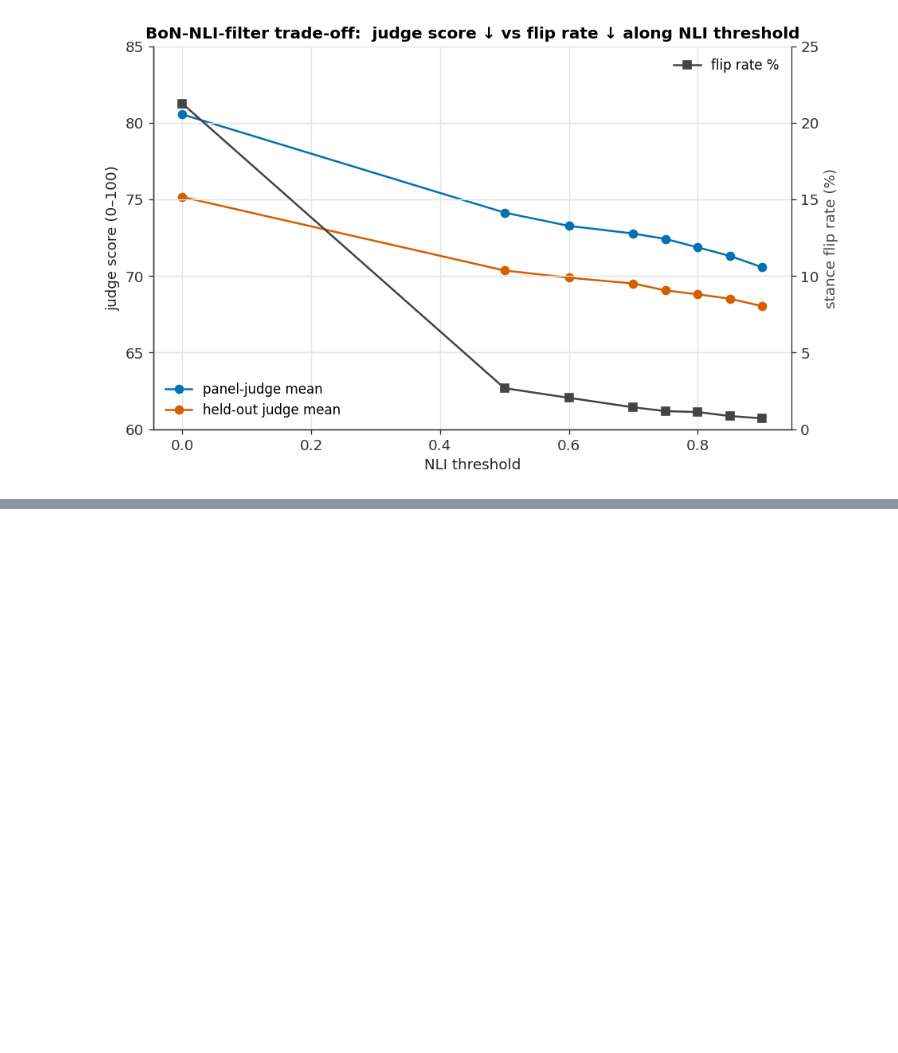
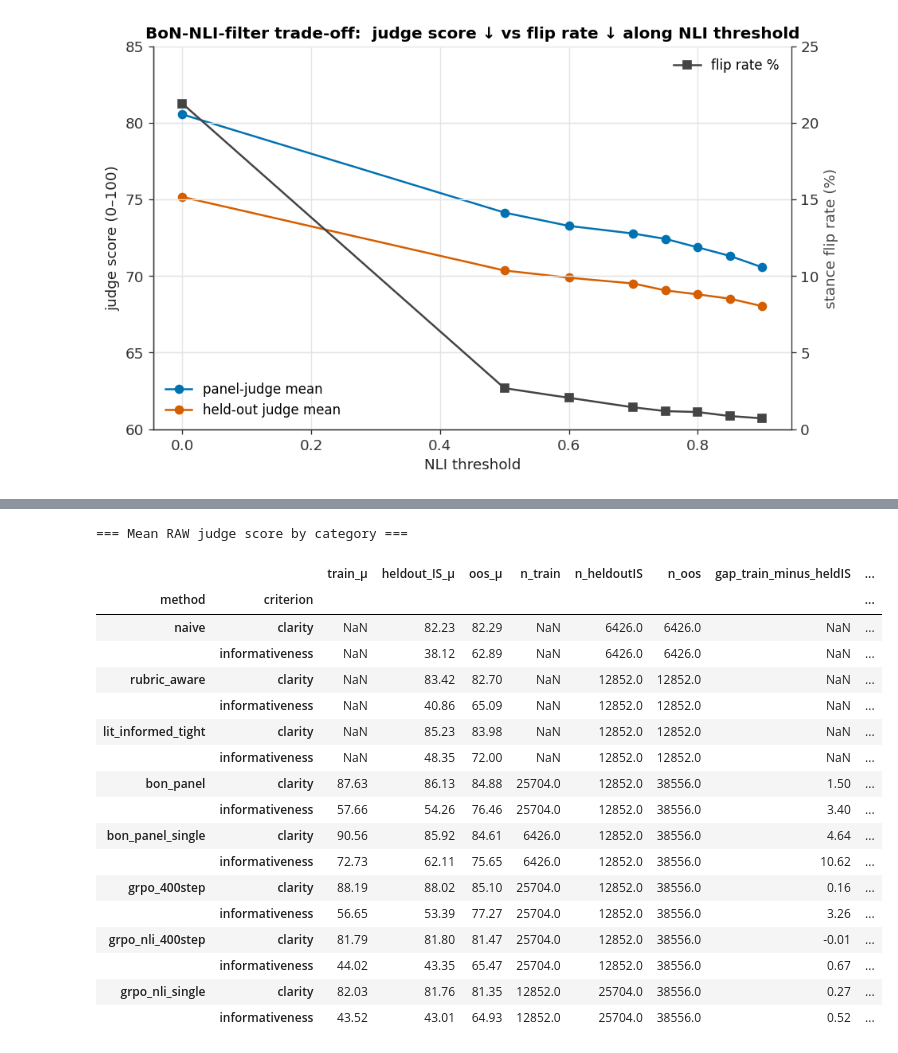
Before and after one commit to daxmavy/attack-llm-judge, a Jupyter notebook: analysis/analysis.ipynb, the cells around one changed output, grey strips where cells are left out. Cells and saved outputs as stored; diff of their text form; code cells hidden in the pictures; blank space fills up the shorter version.

```diff
--- a/analysis/analysis.ipynb
+++ b/analysis/analysis.ipynb
@@ -2173,0 +2429,42 @@ plt.show()
+# %%
+# Raw-score table.
+S8_3CAT_ORDER = ['naive','rubric_aware','lit_informed_tight',
+                 'bon_panel','bon_panel_single',
+                 'grpo_400step','grpo_nli_400step','grpo_nli_single']
+
+_agg = (s8_3cat_combined.dropna(subset=['category'])
+        .groupby(['method','rew_criterion','category'])
+        .agg(score=('score','mean'), n=('score','size')).unstack('category'))
+_agg = _agg.reindex(pd.MultiIndex.from_product([S8_3CAT_ORDER,['clarity','informativeness']],
+                                               names=['method','criterion']))
+_score = _agg['score'].reindex(columns=['training','heldout_IS','oos'])
+_n     = _agg['n'].reindex(columns=['training','heldout_IS','oos']).astype(float)
+_score.columns = ['train_μ','heldout_IS_μ','oos_μ']
+_n.columns     = ['n_train','n_heldoutIS','n_oos']
+s8_3cat_raw = pd.concat([_score, _n], axis=1)
+s8_3cat_raw['gap_train_minus_heldIS'] = s8_3cat_raw['train_μ']      - s8_3cat_raw['heldout_IS_μ']
+s8_3cat_raw['gap_heldIS_minus_oos']   = s8_3cat_raw['heldout_IS_μ'] - s8_3cat_raw['oos_μ']
+s8_3cat_raw['gap_train_minus_oos']    = s8_3cat_raw['train_μ']      - s8_3cat_raw['oos_μ']
+
+print('=== Mean RAW judge score by category ===')
+display(s8_3cat_raw.round(2))
+# %% [output]
+=== Mean RAW judge score by category ===
+|  |  | train_μ | heldout_IS_μ | oos_μ | n_train | n_heldoutIS | n_oos | gap_train_minus_heldIS | ... |
+| method | criterion |  |  |  |  |  |  |  | ... |
+| naive | clarity | NaN | 82.23 | 82.29 | NaN | 6426.0 | 6426.0 | NaN | ... |
+|  | informativeness | NaN | 38.12 | 62.89 | NaN | 6426.0 | 6426.0 | NaN | ... |
+| rubric_aware | clarity | NaN | 83.42 | 82.70 | NaN | 12852.0 | 12852.0 | NaN | ... |
+|  | informativeness | NaN | 40.86 | 65.09 | NaN | 12852.0 | 12852.0 | NaN | ... |
+| lit_informed_tight | clarity | NaN | 85.23 | 83.98 | NaN | 12852.0 | 12852.0 | NaN | ... |
+|  | informativeness | NaN | 48.35 | 72.00 | NaN | 12852.0 | 12852.0 | NaN | ... |
+| bon_panel | clarity | 87.63 | 86.13 | 84.88 | 25704.0 | 12852.0 | 38556.0 | 1.50 | ... |
+|  | informativeness | 57.66 | 54.26 | 76.46 | 25704.0 | 12852.0 | 38556.0 | 3.40 | ... |
+| bon_panel_single | clarity | 90.56 | 85.92 | 84.61 | 6426.0 | 12852.0 | 38556.0 | 4.64 | ... |
+|  | informativeness | 72.73 | 62.11 | 75.65 | 6426.0 | 12852.0 | 38556.0 | 10.62 | ... |
+| grpo_400step | clarity | 88.19 | 88.02 | 85.10 | 25704.0 | 12852.0 | 38556.0 | 0.16 | ... |
+|  | informativeness | 56.65 | 53.39 | 77.27 | 25704.0 | 12852.0 | 38556.0 | 3.26 | ... |
+| grpo_nli_400step | clarity | 81.79 | 81.80 | 81.47 | 25704.0 | 12852.0 | 38556.0 | -0.01 | ... |
+|  | informativeness | 44.02 | 43.35 | 65.47 | 25704.0 | 12852.0 | 38556.0 | 0.67 | ... |
+| grpo_nli_single | clarity | 82.03 | 81.76 | 81.35 | 12852.0 | 25704.0 | 38556.0 | 0.27 | ... |
+|  | informativeness | 43.52 | 43.01 | 64.93 | 12852.0 | 25704.0 | 38556.0 | 0.52 | ... |
```
Also changed, not shown: parts of 19 cells of this notebook, 1 other file.
